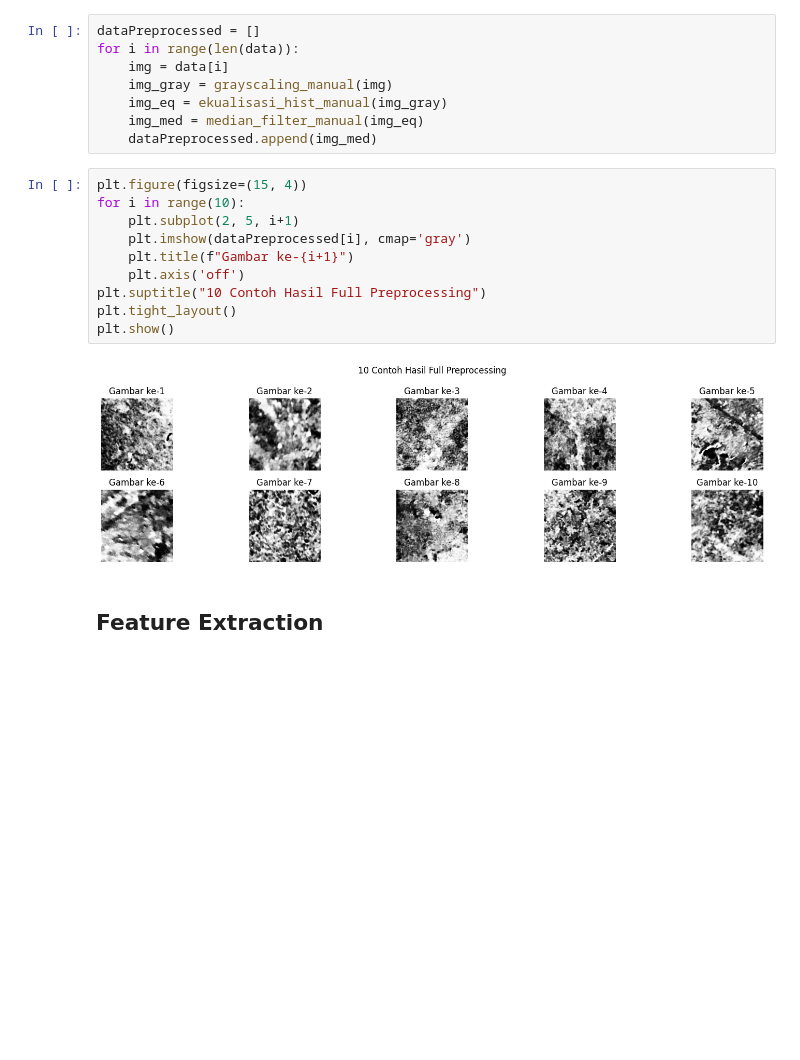
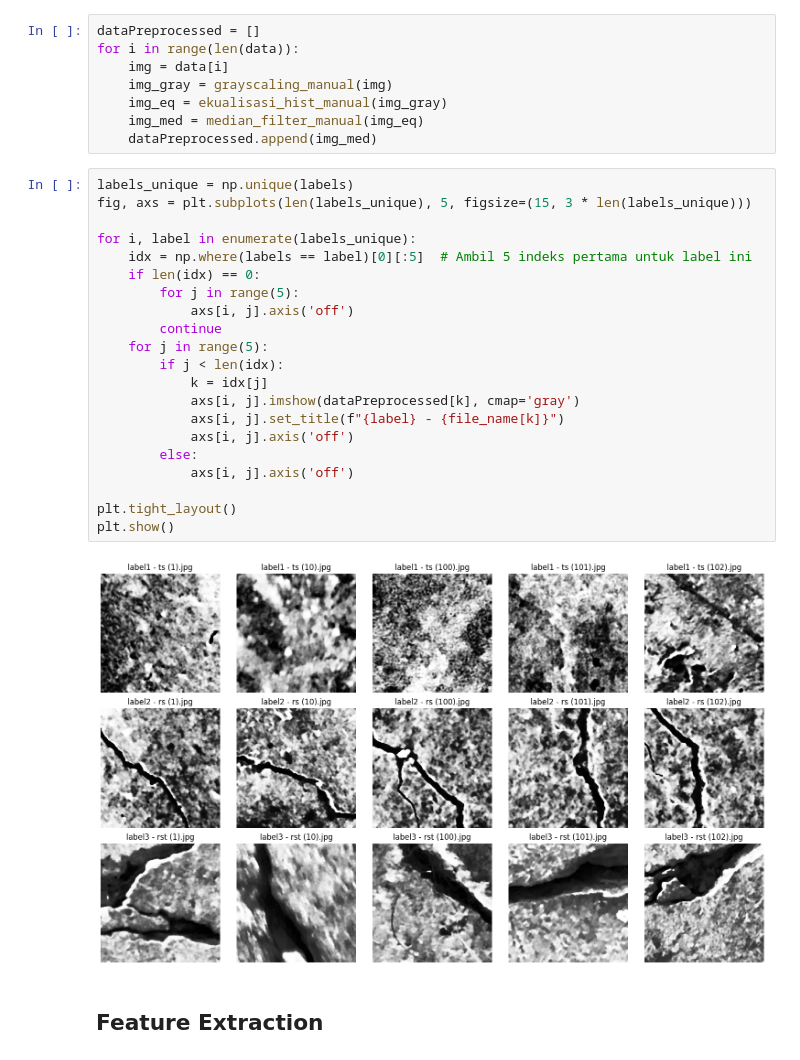
Before and after one commit to borntosleepwell/Project-PCD-Kelompok28, a Jupyter notebook: test1.ipynb, the cells around one changed output. Drawn from its saved outputs; the diff is of its cells as text; blank space fills up the shorter version.

```diff
--- a/test1.ipynb
+++ b/test1.ipynb
@@ -197,17 +197,28 @@ for i in range(len(data)):
     img_med = median_filter_manual(img_eq)
     dataPreprocessed.append(img_med)
 # %%
-plt.figure(figsize=(15, 4))
-for i in range(10):
-    plt.subplot(2, 5, i+1)
-    plt.imshow(dataPreprocessed[i], cmap='gray')
-    plt.title(f"Gambar ke-{i+1}")
-    plt.axis('off')
-plt.suptitle("10 Contoh Hasil Full Preprocessing")
+labels_unique = np.unique(labels)
+fig, axs = plt.subplots(len(labels_unique), 5, figsize=(15, 3 * len(labels_unique)))
+
+for i, label in enumerate(labels_unique):
+    idx = np.where(labels == label)[0][:5]  # Ambil 5 indeks pertama untuk label ini
+    if len(idx) == 0:
+        for j in range(5):
+            axs[i, j].axis('off')
+        continue
+    for j in range(5):
+        if j < len(idx):
+            k = idx[j]
+            axs[i, j].imshow(dataPreprocessed[k], cmap='gray')
+            axs[i, j].set_title(f"{label} - {file_name[k]}")
+            axs[i, j].axis('off')
+        else:
+            axs[i, j].axis('off')
+
 plt.tight_layout()
 plt.show()
 # %% [output]
-[figure, old version]
+[figure, new version]
 # %% [markdown]
 ## Feature Extraction
 # %%
```
Also changed, not shown: 3 other files.
